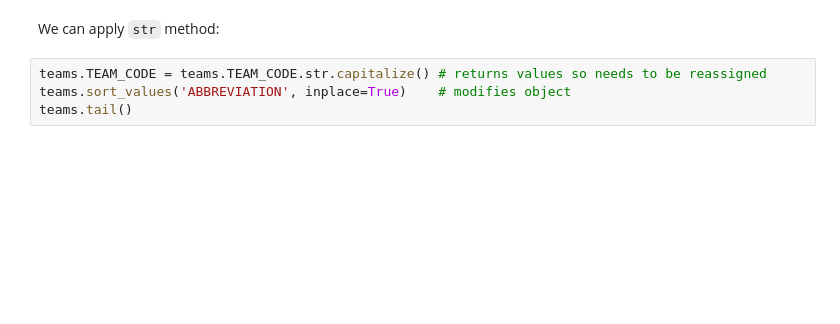
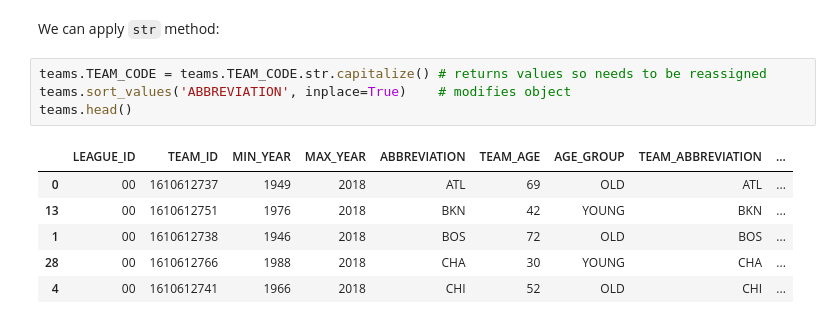
Before and after one commit to jcvdav/Spring2019, a Jupyter notebook: lecture-notes/04-Pandas-Data-Frame.ipynb, the cells around one changed output. Drawn from its saved outputs; the diff is of its cells as text; blank space fills up the shorter version.

```diff
--- a/lecture-notes/04-Pandas-Data-Frame.ipynb
+++ b/lecture-notes/04-Pandas-Data-Frame.ipynb
@@ -232,6 +464,13 @@ We can apply `str` method:
 # %%
 teams.TEAM_CODE = teams.TEAM_CODE.str.capitalize() # returns values so needs to be reassigned
 teams.sort_values('ABBREVIATION', inplace=True)    # modifies object
-teams.tail()
+teams.head()
+# %% [output]
+|  | LEAGUE_ID | TEAM_ID | MIN_YEAR | MAX_YEAR | ABBREVIATION | TEAM_AGE | AGE_GROUP | TEAM_ABBREVIATION | ... |
+| 0 | 00 | 1610612737 | 1949 | 2018 | ATL | 69 | OLD | ATL | ... |
+| 13 | 00 | 1610612751 | 1976 | 2018 | BKN | 42 | YOUNG | BKN | ... |
+| 1 | 00 | 1610612738 | 1946 | 2018 | BOS | 72 | OLD | BOS | ... |
+| 28 | 00 | 1610612766 | 1988 | 2018 | CHA | 30 | YOUNG | CHA | ... |
+| 4 | 00 | 1610612741 | 1966 | 2018 | CHI | 52 | OLD | CHI | ... |
 # %%
 players.head()
```
Also changed, not shown: parts of 120 cells of this notebook.
